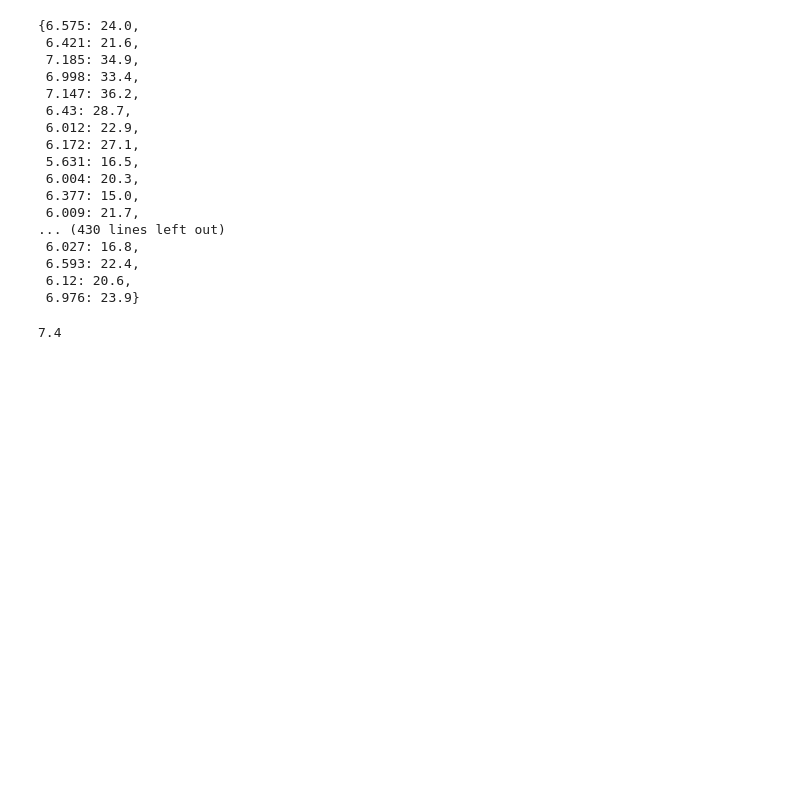
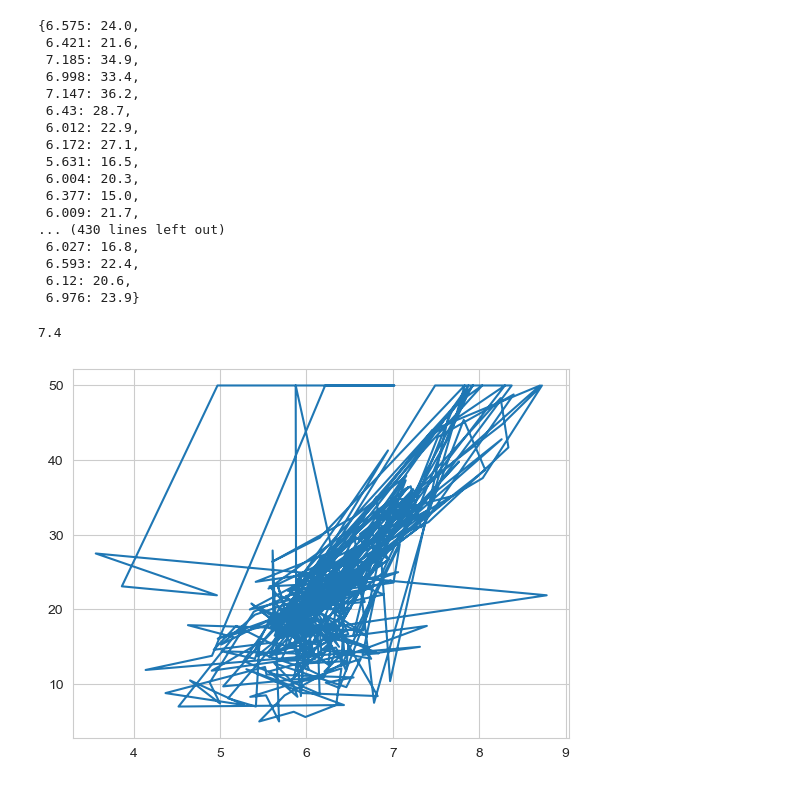
Before and after one commit to chengfushi/MachineLearn, a Jupyter notebook: LinearRegression/demo01.ipynb, the cells around one changed output. Cells and saved outputs as stored; diff of their text form; code cells hidden in the pictures; blank space fills up the shorter version.

```diff
--- a/LinearRegression/demo01.ipynb
+++ b/LinearRegression/demo01.ipynb
@@ -85 +85,6 @@ def find_price_by_similar(rm_to_price,query_x,topn = 3):
     return np.mean([p for x,p in sorted(rm_to_price.items(),key=lambda x_y:(x_y[0] - query_x)**2)][:topn])
+# %%
+plt.plot(rm_to_price.keys(),rm_to_price.values())
+plt.show()
+# %% [output]
+[figure, added]
```
Also changed, not shown: parts of 7 cells of this notebook.
